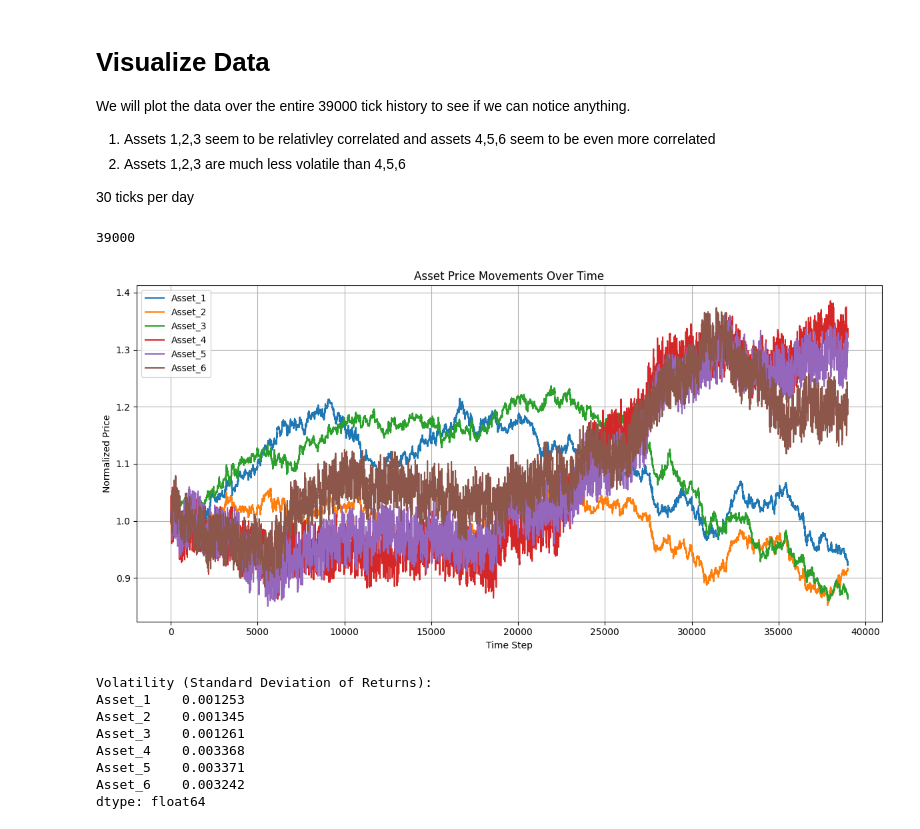
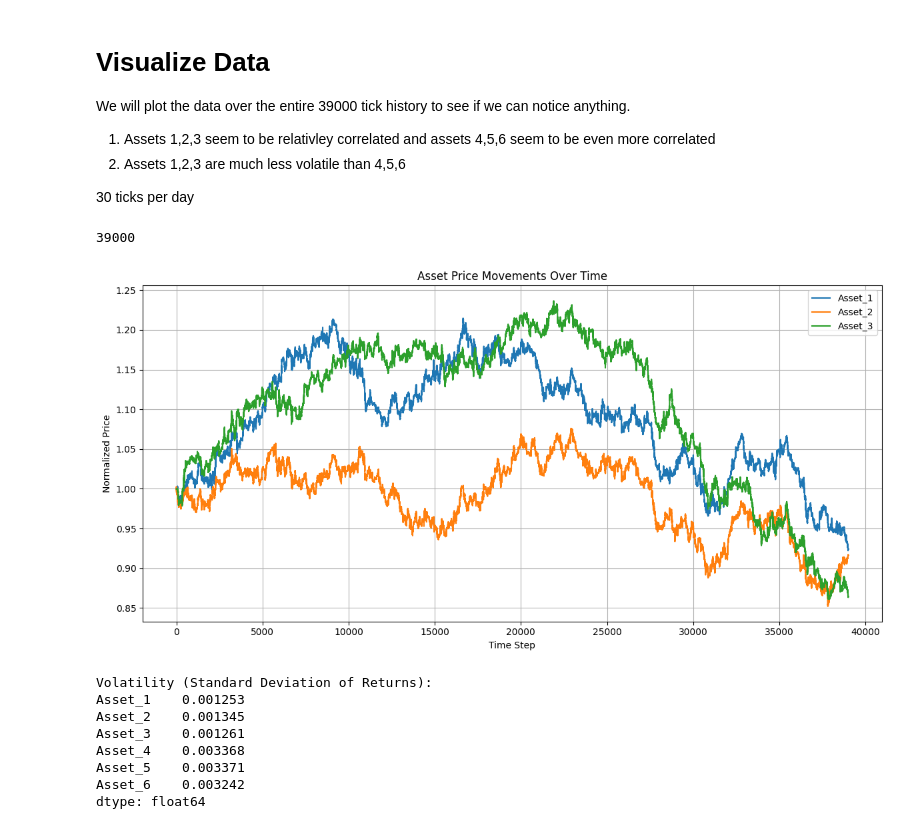
Before and after one commit to shubhaankargupta/utc-2025, a Jupyter notebook: utc_case2.ipynb, the cells around one changed output. Drawn from its saved outputs; the diff is of its cells as text; code cells hidden in the pictures.

```diff
--- a/utc_case2.ipynb
+++ b/utc_case2.ipynb
@@ -9,23 +9,23 @@ We will plot the data over the entire 39000 tick history to see if we can notice
 # %%
 import pandas as pd
 import matplotlib.pyplot as plt
 
 data = pd.read_csv('Case2.csv')
 print(len(data))
 plt.figure(figsize=(12, 6))
-for col in data.columns:
+for col in data.columns[:3]:
     plt.plot(range(len(data)), data[col], label=col)
 
 plt.title("Asset Price Movements Over Time")
 plt.xlabel("Time Step")
 plt.ylabel("Normalized Price")
 plt.legend()
 plt.grid(True)
 plt.tight_layout()
 plt.show()
 # %% [output]
 39000
-[figure, old version]
+[figure, new version]
 # %%
 import pandas as pd
 import matplotlib.pyplot as plt
```
Also changed, not shown: parts of 6 cells of this notebook.
